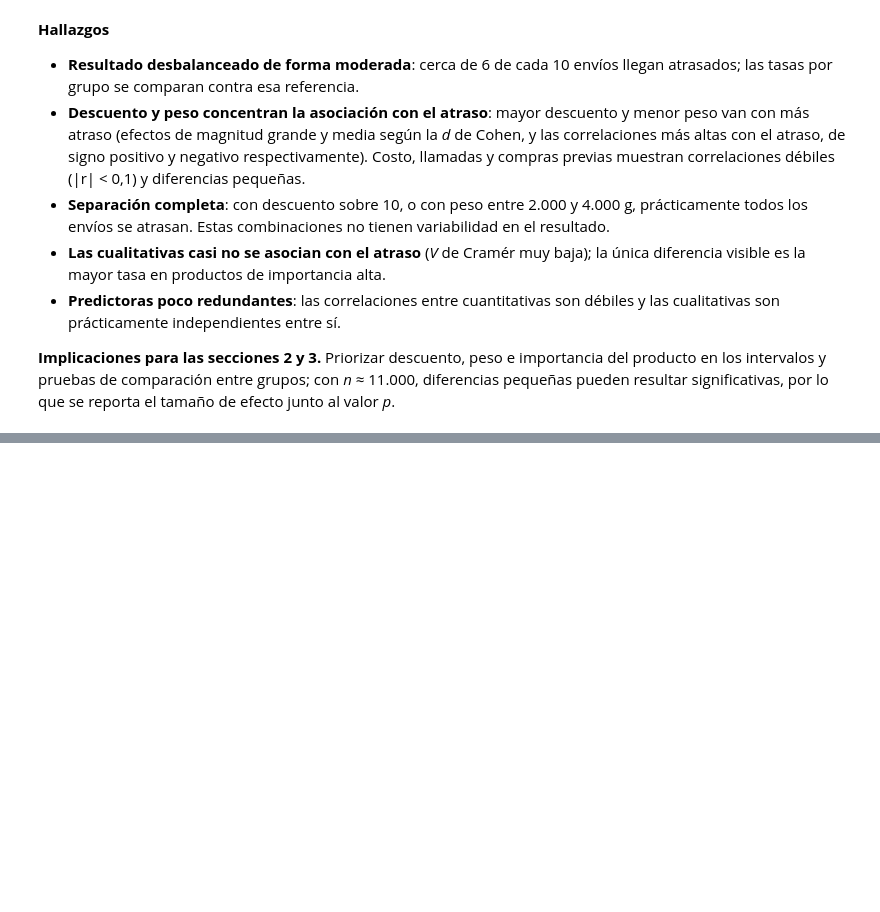
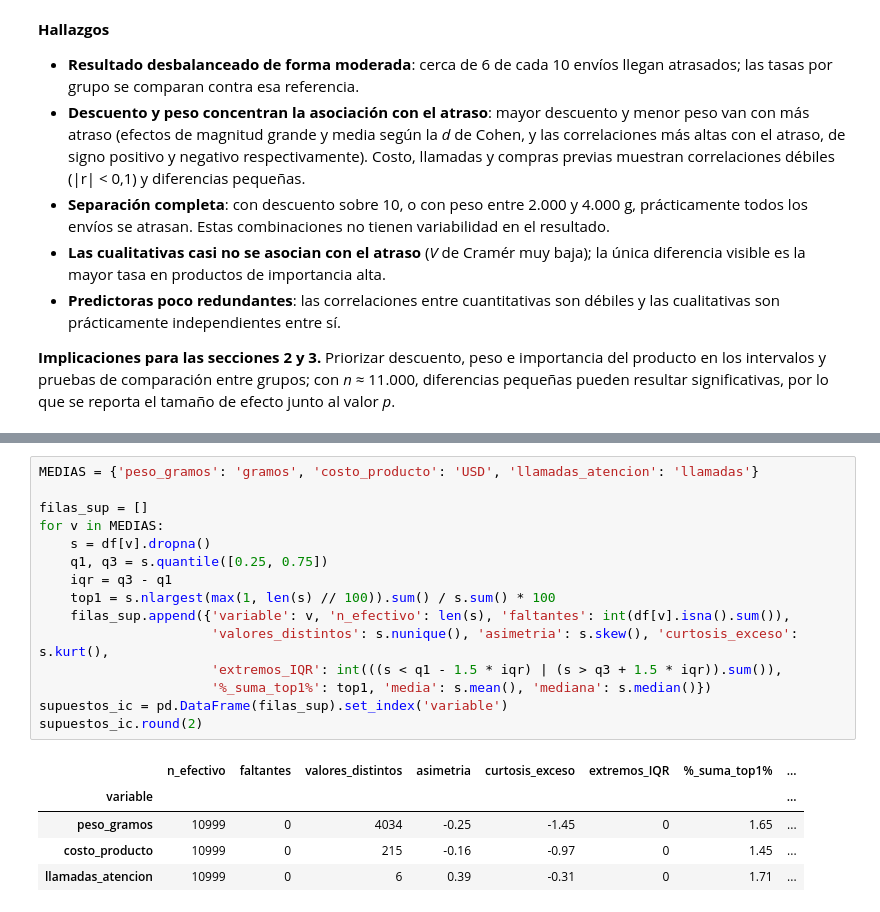
Before and after one commit to joserodriguezc/grupo_1_estadistica_computacional, a Jupyter notebook: notebooks/formativa_1.ipynb, the cells around one changed output, grey strips where cells are left out. Drawn from its saved outputs; the diff is of its cells as text; blank space fills up the shorter version.

```diff
--- a/notebooks/formativa_1.ipynb
+++ b/notebooks/formativa_1.ipynb
@@ -690,0 +759,21 @@ significativas, por lo que se reporta el tamaño de efecto junto al valor *p*.
+# %%
+MEDIAS = {'peso_gramos': 'gramos', 'costo_producto': 'USD', 'llamadas_atencion': 'llamadas'}
+
+filas_sup = []
+for v in MEDIAS:
+    s = df[v].dropna()
+    q1, q3 = s.quantile([0.25, 0.75])
+    iqr = q3 - q1
+    top1 = s.nlargest(max(1, len(s) // 100)).sum() / s.sum() * 100
+    filas_sup.append({'variable': v, 'n_efectivo': len(s), 'faltantes': int(df[v].isna().sum()),
+                      'valores_distintos': s.nunique(), 'asimetria': s.skew(), 'curtosis_exceso': s.kurt(),
+                      'extremos_IQR': int(((s < q1 - 1.5 * iqr) | (s > q3 + 1.5 * iqr)).sum()),
+                      '%_suma_top1%': top1, 'media': s.mean(), 'mediana': s.median()})
+supuestos_ic = pd.DataFrame(filas_sup).set_index('variable')
+supuestos_ic.round(2)
+# %% [output]
+|  | n_efectivo | faltantes | valores_distintos | asimetria | curtosis_exceso | extremos_IQR | %_suma_top1% | ... |
+| variable |  |  |  |  |  |  |  | ... |
+| peso_gramos | 10999 | 0 | 4034 | -0.25 | -1.45 | 0 | 1.65 | ... |
+| costo_producto | 10999 | 0 | 215 | -0.16 | -0.97 | 0 | 1.45 | ... |
+| llamadas_atencion | 10999 | 0 | 6 | 0.39 | -0.31 | 0 | 1.71 | ... |
```
Also changed, not shown: parts of 10 cells of this notebook, 2 other files.
